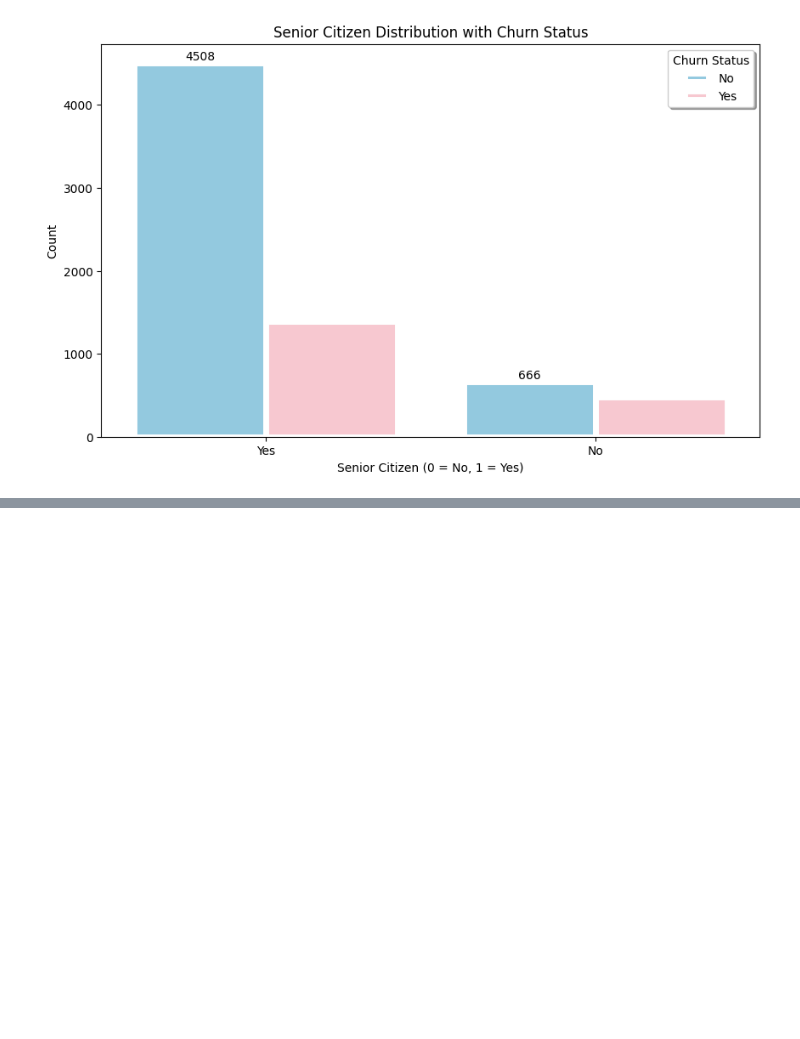
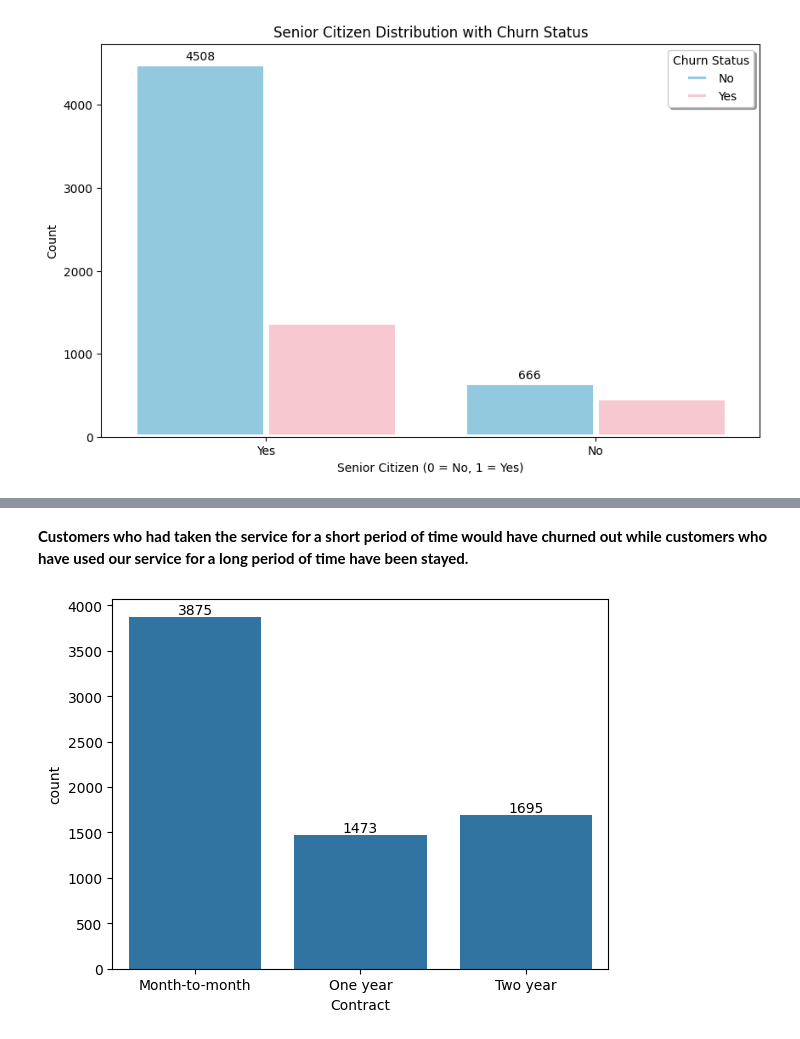
Before and after one commit to Jatingpt/Telecom-Customer-Churn-EDA-Project, a Jupyter notebook: Telecom_Customer_Churn_EDA_Project.ipynb, the cells around one changed output, grey strips where cells are left out. Cells and saved outputs as stored; diff of their text form; code cells hidden in the pictures; blank space fills up the shorter version.

```diff
--- a/Telecom_Customer_Churn_EDA_Project.ipynb
+++ b/Telecom_Customer_Churn_EDA_Project.ipynb
@@ -394,0 +405,8 @@ plt.show()
+# %% [markdown]
+**Customers who had taken the service for a short period of time would have churned out while customers who have used our service for a long period of time have been stayed.**
+# %%
+ax = sns.countplot(x = "Contract", data = df)
+ax.bar_label(ax.containers[0])
+plt.show()
+# %% [output]
+[figure, added]
```
Also changed, not shown: parts of 12 cells of this notebook.
